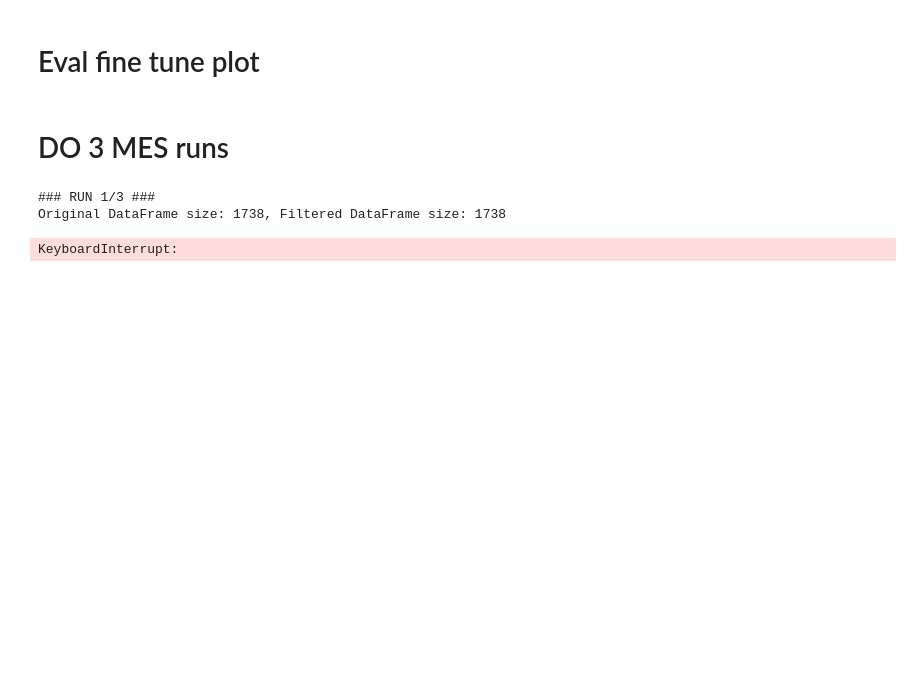
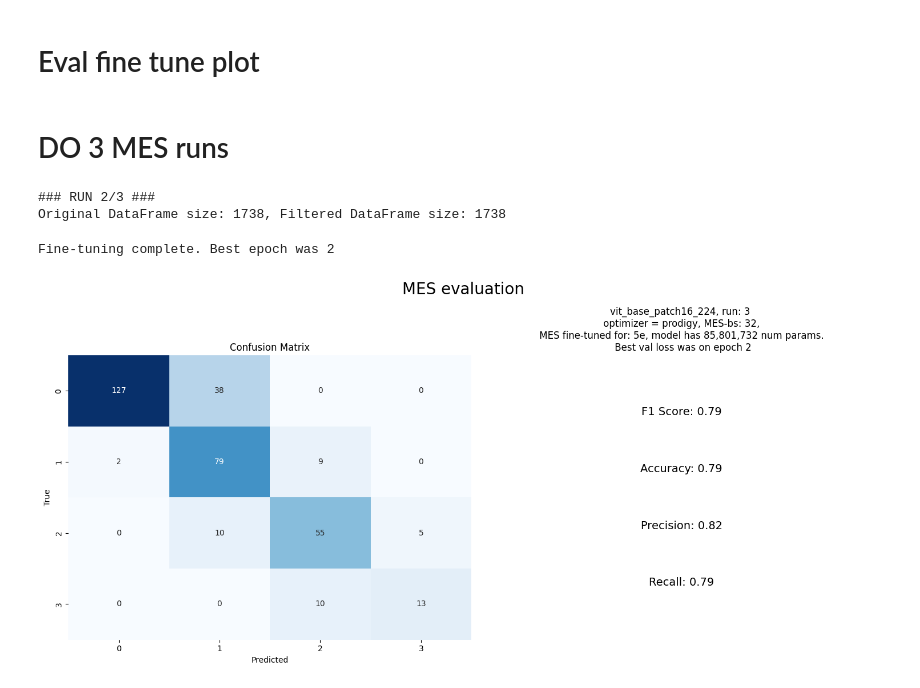
Before and after one commit to alexandermittet/BA, a Jupyter notebook: w_notebook9 timm tiny.ipynb, the cells around one changed output. Saved outputs shown, nothing was run; the diff lists cells and outputs as text; code cells hidden in the pictures; blank space fills up the shorter version.

```diff
--- a/w_notebook9 timm tiny.ipynb
+++ b/w_notebook9 timm tiny.ipynb
@@ -34,7 +34,7 @@ elif os.name == 'nt': #windows
 emb_dims =          192#192 #skal ku duvuderes med num_heads som er 4
                     #85M params i TIMM classifiers, så den har vi smags til at 190*4 passer med 12 layers
 encoder_layers =    12#12 i timm
-architecture = "vit_tiny_patch16_224" #tiny eller small
+architecture = "vit_base_patch16_224" #tiny eller small
 
 ### Pretraining
 training =          False #Pre-training MAE
@@ -56,7 +56,7 @@ three_shot =        True # 3-shot mes runs w/plots
 load_fine_tuned =   False or three_shot #meS vi bliver nødt til, for at evaluere MES best.pth (og ikke last, som vi stadig ligger i memory)
 fine_tuning =       False or three_shot #MES training
 fine_tune_eval =    False or three_shot
-num_fine_epochs =   20 #overfitter efter færre faktisk, men vi gemmer også best
+num_fine_epochs =   5 #overfitter efter færre faktisk, men vi gemmer også best
 
 ###SSIM Score #approx x mins
 plot_ssim        =       False
@@ -1241,51 +1242,52 @@ if fine_tune_eval == True or three_shot:
 # %%
 if three_shot:
     #load MAE
     from sklearn.metrics import f1_score
     from IPython.display import clear_output
     mes_load_dir =  f'C:\\Users\\alx\\Downloads\\mdl_ckpt\mes_m-{mask_ratio}' #used for loading
 
     for i in range(3): #3 MES runs
         clear_output()
         print(f'### RUN {i}/3 ###')
 
         #run MES training:
-        test_loader, test_data, now, best_epoch_was, best_f1_epoch_was = single_mes_run(i)
+        test_loader, test_data, now, best_epoch_was, best_f1_epoch_was, classifier = single_mes_run(i)
 
         # run eval on last model
-        specific_model_path = 'mes_last.pth'
-        specific_load_path = os.path.join(mes_load_dir, specific_model_path)
+        # specific_model_path = 'mes_last.pth'
+        # specific_load_path = os.path.join(mes_load_dir, specific_model_path)
         model_used = 'last'
         eval_plot_name = f"MAE-370K_opt-{custom_opt}_max-e-{num_epochs}_MAE_mes-bs-{MAE_batch_size}_{mes_batch_size}_mask-{mask_ratio}_embdims-{emb_dims}_fine-e-{num_fine_epochs}_last_run{i+1}"
         f1, accuracy, precision, recall, cm = calculate_evaluation_metrics(classifier, test_data)
         mes_run_eval_plot(f1, accuracy, precision, recall, cm, i, model_used, best_epoch_was, eval_plot_name)
 
-        # run eval on best  val loss model
-        #load best.pth
-        specific_model_path = 'mes_best.pth'
-        specific_load_path = os.path.join(mes_load_dir, specific_model_path)
-        load_fine_tuned_model(path=specific_load_path)
+        # # run eval on best  val loss model
+        # #load best.pth
+        # specific_model_path = 'mes_best.pth'
+        # specific_load_path = os.path.join(mes_load_dir, specific_model_path)
+        # load_fine_tuned_model(path=specific_load_path)
 
-        model_used = 'best_val_loss'
-        eval_plot_name = f"MAE-370K_opt-{custom_opt}_max-e-{num_epochs}_MAE_mes-bs-{MAE_batch_size}_{mes_batch_size}_mask-{mask_ratio}_embdims-{emb_dims}_fine-e-{num_fine_epochs}_best-valloss_run{i+1}"
-        f1, accuracy, precision, recall, cm = calculate_evaluation_metrics(classifier, test_data)
-        mes_run_eval_plot(f1, accuracy, precision, recall, cm, i, model_used, best_epoch_was, eval_plot_name)
+        # model_used = 'best_val_loss'
+        # eval_plot_name = f"MAE-370K_opt-{custom_opt}_max-e-{num_epochs}_MAE_mes-bs-{MAE_batch_size}_{mes_batch_size}_mask-{mask_ratio}_embdims-{emb_dims}_fine-e-{num_fine_epochs}_best-valloss_run{i+1}"
+        # f1, accuracy, precision, recall, cm = calculate_evaluation_metrics(classifier, test_data)
+        # mes_run_eval_plot(f1, accuracy, precision, recall, cm, i, model_used, best_epoch_was, eval_plot_name)
 
 
-        # run eval on best f1 score
-        #load best_f1.pth
-        specific_model_path = 'mes_best_f1.pth'
-        specific_load_path_f1 = os.path.join(mes_load_dir, specific_model_path)
-        load_fine_tuned_model(path=specific_load_path_f1)
+        # # run eval on best f1 score
+        # #load best_f1.pth
+        # specific_model_path = 'mes_best_f1.pth'
+        # specific_load_path_f1 = os.path.join(mes_load_dir, specific_model_path)
+        # load_fine_tuned_model(path=specific_load_path_f1)
 
-        model_used = 'best_val_f1'
-        eval_plot_name = f"MAE-370K_opt-{custom_opt}_max-e-{num_epochs}_MAE_mes-bs-{MAE_batch_size}_{mes_batch_size}_mask-{mask_ratio}_embdims-{emb_dims}_fine-e-{num_fine_epochs}_best-val-f1_run{i+1}"
-        f1, accuracy, precision, recall, cm = calculate_evaluation_metrics(classifier, test_data)
-        mes_run_eval_plot(f1, accuracy, precision, recall, cm, i, model_used, best_epoch_was, eval_plot_name)
+        # model_used = 'best_val_f1'
+        # eval_plot_name = f"MAE-370K_opt-{custom_opt}_max-e-{num_epochs}_MAE_mes-bs-{MAE_batch_size}_{mes_batch_size}_mask-{mask_ratio}_embdims-{emb_dims}_fine-e-{num_fine_epochs}_best-val-f1_run{i+1}"
+        # f1, accuracy, precision, recall, cm = calculate_evaluation_metrics(classifier, test_data)
+        # mes_run_eval_plot(f1, accuracy, precision, recall, cm, i, model_used, best_epoch_was, eval_plot_name)
 # %% [output]
-### RUN 1/3 ###
+### RUN 2/3 ###
 Original DataFrame size: 1738, Filtered DataFrame size: 1738
-KeyboardInterrupt:
+Fine-tuning complete. Best epoch was 2
+[figure, added]
 # %%
 end_time = time.time()
 total_time = end_time - start_time
```
Also changed, not shown: parts of 7 cells of this notebook.
